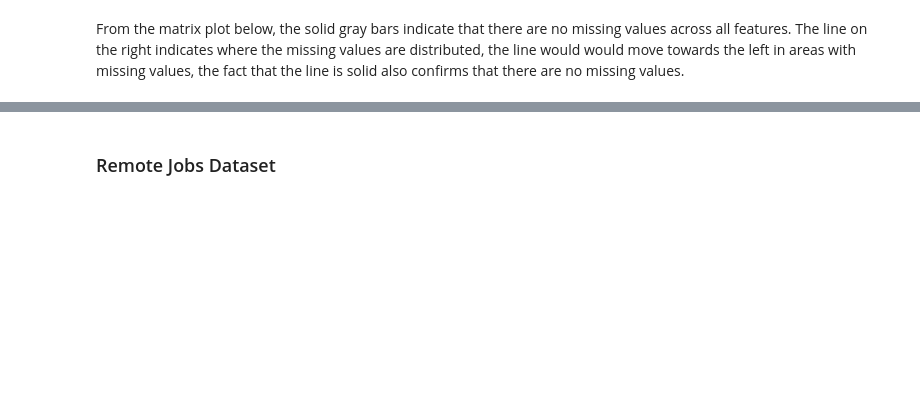
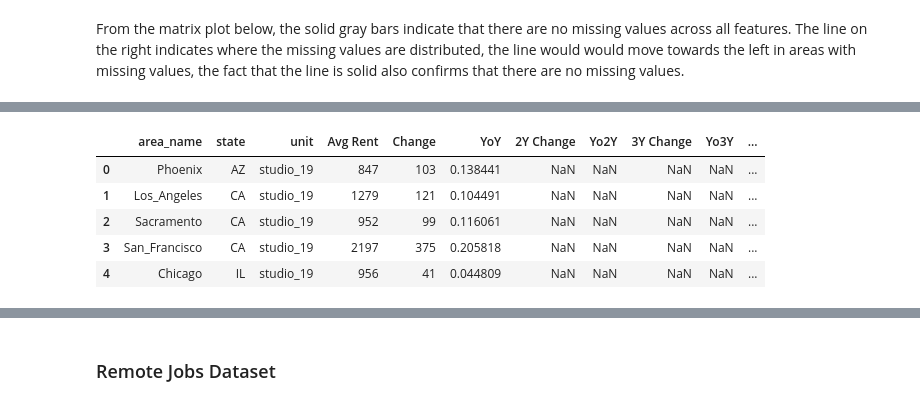
Before and after one commit to Keren-Neeq/DS4A-Team1, a Jupyter notebook: notebooks/Team1_EDA.ipynb, the cells around one changed output, grey strips where cells are left out. Cells and saved outputs as stored; diff of their text form; code cells hidden in the pictures; blank space fills up the shorter version.

```diff
--- a/notebooks/Team1_EDA.ipynb
+++ b/notebooks/Team1_EDA.ipynb
@@ -274,0 +380,3 @@ merged_df
+# %%
+hud_df.reset_index(inplace=True)
+hud_df.drop(['studio_18','1bdrm_18','2bdrm_18','3bdrm_18','4bdrm_18'], axis=1, inplace=True)
@@ -274,0 +432,49 @@ merged_df
+# %%
+# Reshape data
+price3_cols = price3_df.columns[2:].tolist()
+percent3_cols = percent3_df.columns[2:].tolist()
+
+price3df = pd.melt(price3_df,
+                   id_vars=['area_name', 'state'],
+                   var_name='unit',
+                   value_vars=price3_cols,
+                   value_name = '3Y Change')
+
+
+percent3df = pd.melt(percent3_df,
+                     id_vars=['area_name', 'state'],
+                     var_name='unit',
+                     value_vars=percent3_cols,
+                     value_name='Yo3Y')
+
+yo3y_df = pd.merge(price3df, percent3df, on=['area_name', 'state', 'unit'])
+yearly_df = pd.merge(yearly_df, yo3y_df, on=['area_name', 'state', 'unit'], how='left')
+# %%
+# Reshape data
+price4_cols = price4_df.columns[2:].tolist()
+percent4_cols = percent4_df.columns[2:].tolist()
+
+price4df = pd.melt(price4_df,
+                   id_vars=['area_name', 'state'],
+                   var_name='unit',
+                   value_vars=price4_cols,
+                   value_name = '4Y Change')
+
+
+percent4df = pd.melt(percent4_df,
+                     id_vars=['area_name', 'state'],
+                     var_name='unit',
+                     value_vars=percent4_cols,
+                     value_name='Yo4Y')
+
+yo4y_df = pd.merge(price4df, percent4df, on=['area_name', 'state', 'unit'])
+yearly_df = pd.merge(yearly_df, yo4y_df, on=['area_name', 'state', 'unit'], how='left')
+# %%
+yearly_df.head()
+# %% [output]
+|  | area_name | state | unit | Avg Rent | Change | YoY | 2Y Change | Yo2Y | 3Y Change | Yo3Y | ... |
+| 0 | Phoenix | AZ | studio_19 | 847 | 103 | 0.138441 | NaN | NaN | NaN | NaN | ... |
+| 1 | Los_Angeles | CA | studio_19 | 1279 | 121 | 0.104491 | NaN | NaN | NaN | NaN | ... |
+| 2 | Sacramento | CA | studio_19 | 952 | 99 | 0.116061 | NaN | NaN | NaN | NaN | ... |
+| 3 | San_Francisco | CA | studio_19 | 2197 | 375 | 0.205818 | NaN | NaN | NaN | NaN | ... |
+| 4 | Chicago | IL | studio_19 | 956 | 41 | 0.044809 | NaN | NaN | NaN | NaN | ... |
```
Also changed, not shown: parts of 58 cells of this notebook.
